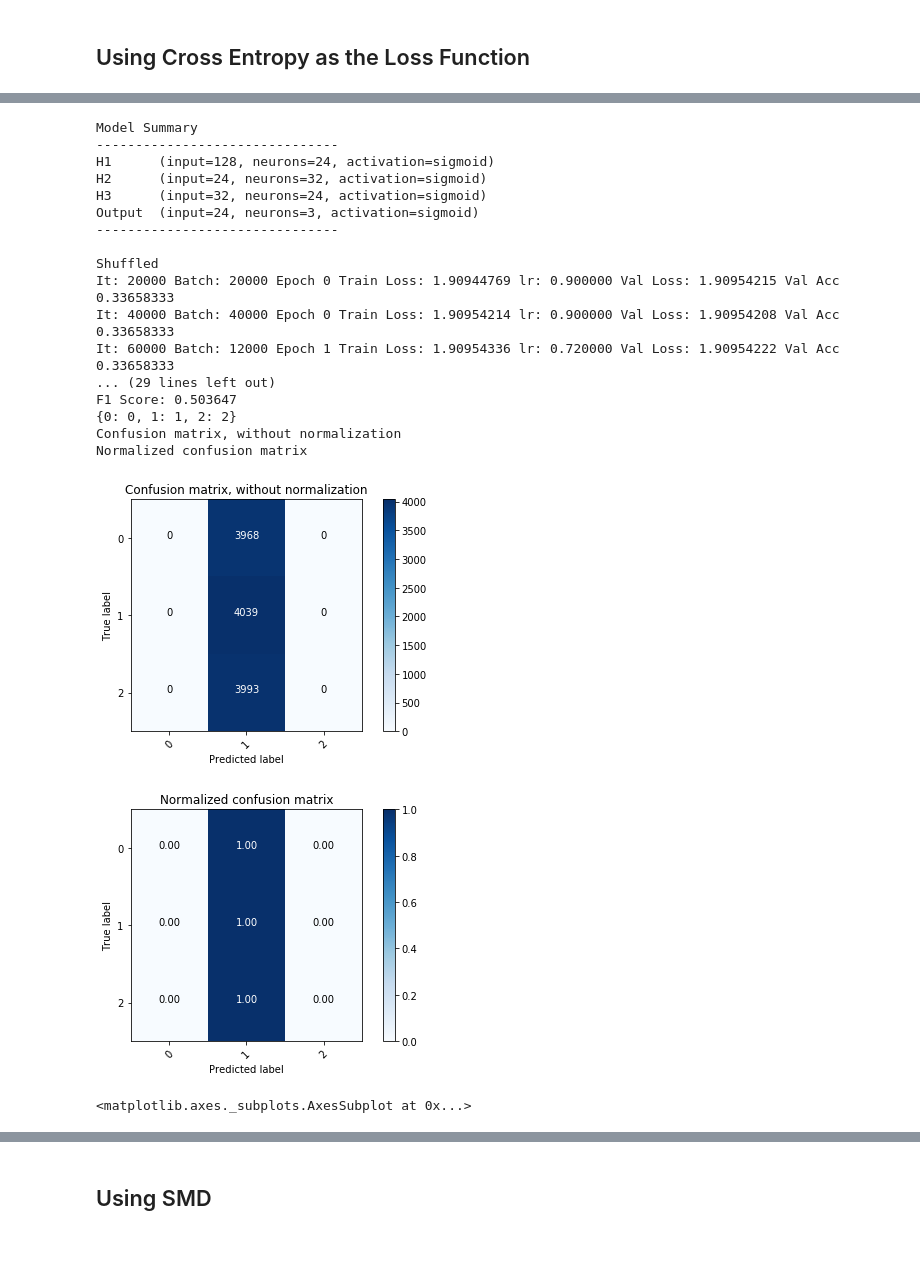
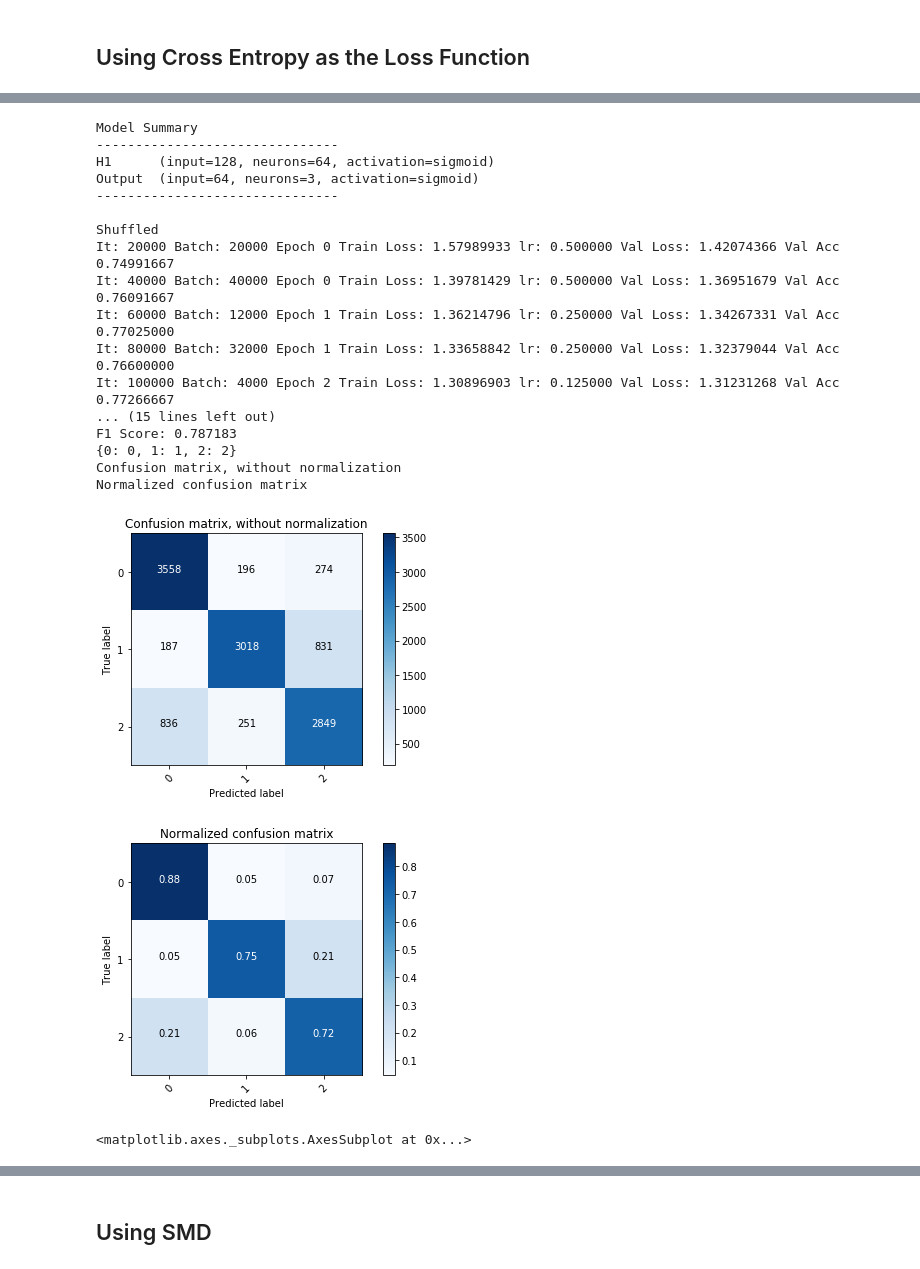
Before and after one commit to azaelmsousa/LogisticRegression-ANN, a Jupyter notebook: notebooks/ANN_Test.ipynb, the cells around one changed output, grey strips where cells are left out. Drawn from its saved outputs; the diff is of its cells as text; code cells hidden in the pictures.

```diff
--- a/notebooks/ANN_Test.ipynb
+++ b/notebooks/ANN_Test.ipynb
@@ -432,18 +435,18 @@ nclasses = 3
 nsamples = 60000
 nfeatures = 128
 
-eps = np.finfo(np.float32).eps
+eps = np.finfo(np.float128).eps
 
 
 vals = dataset_helper.get_toy_data_multiclass(nclasses, nsamples, nfeatures)
 X,  _, _, _ = vals
 
 epoch_sz = X.shape[0]
-lr = 0.9
-max_iter = 10 * epoch_sz
+lr = 0.5
+max_iter = 5 * epoch_sz
 print_interval = 20*1000
 decay_iteractions= 1 * epoch_sz
-decay_rate = 0.8
+decay_rate = 0.5
 # %% [markdown]
 ## Using Cross Entropy as the Loss Function
 # %%
@@ -555,15 +545,11 @@ network.DEBUG = False
 
 eps = np.finfo(np.float32).eps
 
-h1 = network.Layer(nfeatures, 24, 'sigmoid',  label="H1")
-h2 = network.Layer(24, 32, 'sigmoid',  label="H2")
-h3 = network.Layer(32, 24, 'sigmoid', label="H3")
-o = network.Layer(24, nclasses, 'sigmoid', label="Output")
+h1 = network.Layer(nfeatures, 64, 'sigmoid',  label="H1")
+o = network.Layer(64, nclasses, 'sigmoid', label="Output")
 
 model = network.NN(loss='cross_entropy')
 model.add_layer(h1)
-model.add_layer(h2)
-model.add_layer(h3)
 model.add_layer(o)
 model.summary()
 
@@ -577,42 +563,42 @@ model.fit(X, Y, max_iter=max_iter,
           print_interval=print_interval)
 iteraction_log = network.get_iteration_log()
 
 Y_ = np.array(model.predict(X))
 Y_ = Y_.argmax(axis=-1).flatten()
 mae = np.absolute(Y.argmax(axis=-1) - Y_).mean()
 
 print("Time Spent ", time.process_time() - start)
 
 
 Y_val_ = np.array(model.predict(X_val))
 
 
 import time
 import timeit
 from utils import dataset_helper
 from utils import custom_scores
 custom_scores.evalute_multiclass(Y_val.argmax(axis=-1), Y_val_.argmax(axis=-1))
 iteraction_log.index = iteraction_log.it
 iteraction_log.error_train.plot()
 iteraction_log.error_val.plot()
 # %% [output]
 Model Summary
 -------------------------------
-H1      (input=128, neurons=24, activation=sigmoid)
-H2      (input=24, neurons=32, activation=sigmoid)
-H3      (input=32, neurons=24, activation=sigmoid)
-Output  (input=24, neurons=3, activation=sigmoid)
+H1      (input=128, neurons=64, activation=sigmoid)
+Output  (input=64, neurons=3, activation=sigmoid)
 -------------------------------
 
 Shuffled
-It: 20000 Batch: 20000 Epoch 0 Train Loss: 1.90944769 lr: 0.900000 Val Loss: 1.90954215 Val Acc 0.33658333
-It: 40000 Batch: 40000 Epoch 0 Train Loss: 1.90954214 lr: 0.900000 Val Loss: 1.90954208 Val Acc 0.33658333
-It: 60000 Batch: 12000 Epoch 1 Train Loss: 1.90954336 lr: 0.720000 Val Loss: 1.90954222 Val Acc 0.33658333
-... (29 lines left out)
-F1 Score: 0.503647
+It: 20000 Batch: 20000 Epoch 0 Train Loss: 1.57989933 lr: 0.500000 Val Loss: 1.42074366 Val Acc 0.74991667
+It: 40000 Batch: 40000 Epoch 0 Train Loss: 1.39781429 lr: 0.500000 Val Loss: 1.36951679 Val Acc 0.76091667
+It: 60000 Batch: 12000 Epoch 1 Train Loss: 1.36214796 lr: 0.250000 Val Loss: 1.34267331 Val Acc 0.77025000
+It: 80000 Batch: 32000 Epoch 1 Train Loss: 1.33658842 lr: 0.250000 Val Loss: 1.32379044 Val Acc 0.76600000
+It: 100000 Batch: 4000 Epoch 2 Train Loss: 1.30896903 lr: 0.125000 Val Loss: 1.31231268 Val Acc 0.77266667
+... (15 lines left out)
+F1 Score: 0.787183
 {0: 0, 1: 1, 2: 2}
 Confusion matrix, without normalization
 Normalized confusion matrix
-[figure, old version]
+[figure, new version]
-[figure, old version]
+[figure, new version]
 <matplotlib.axes._subplots.AxesSubplot at 0x...>
```
Also changed, not shown: parts of 14 cells of this notebook, 2 other files.
